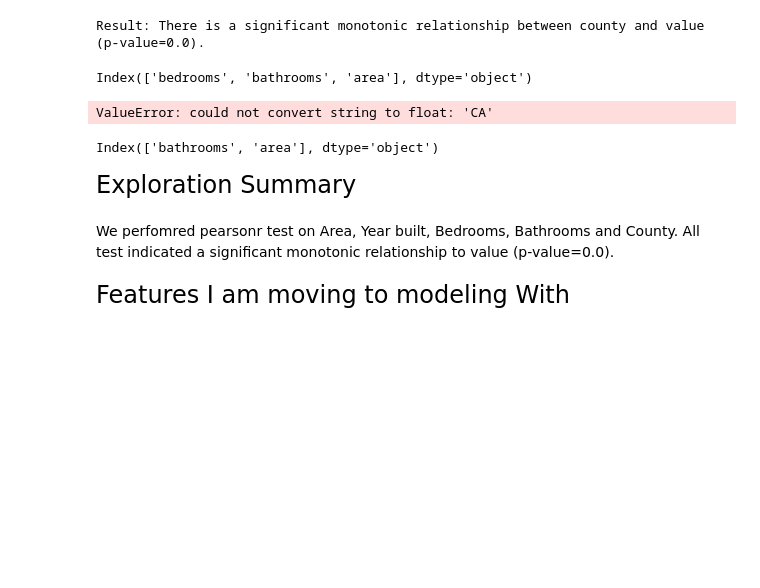
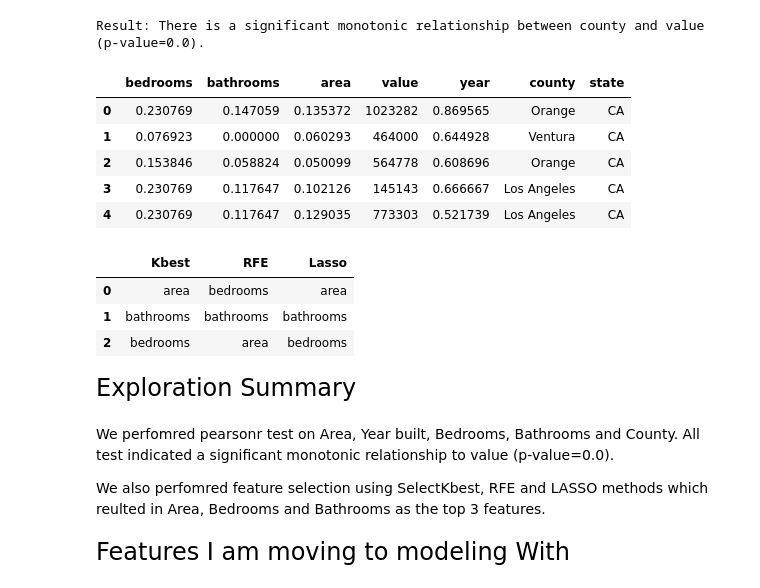
Before and after one commit to Jonathan-Garcia1/zillow_porperty_values, a Jupyter notebook: final_report.ipynb, the cells around one changed output. Drawn from its saved outputs; the diff is of its cells as text; code cells hidden in the pictures; blank space fills up the shorter version.

```diff
--- a/final_report.ipynb
+++ b/final_report.ipynb
@@ -114,7 +157,20 @@ county_vs_value_plt(df)
 perform_spearmanr_test(df,'county')
 # %% [output]
 Result: There is a significant monotonic relationship between county and value (p-value=0.0).
+# %%
+df = MinMax_Scaler(df)
+df.head()
+# %% [output]
+|  | bedrooms | bathrooms | area | value | year | county | state |
+| 0 | 0.230769 | 0.147059 | 0.135372 | 1023282 | 0.869565 | Orange | CA |
+| 1 | 0.076923 | 0.000000 | 0.060293 | 464000 | 0.644928 | Ventura | CA |
+| 2 | 0.153846 | 0.058824 | 0.050099 | 564778 | 0.608696 | Orange | CA |
+| 3 | 0.230769 | 0.117647 | 0.102126 | 145143 | 0.666667 | Los Angeles | CA |
+| 4 | 0.230769 | 0.117647 | 0.129035 | 773303 | 0.521739 | Los Angeles | CA |
 # %%
-kbest_features(df, 'value', 3)
+feature_selections_results(df, 'value', 3)
 # %% [output]
-Index(['bedrooms', 'bathrooms', 'area'], dtype='object')
+|  | Kbest | RFE | Lasso |
+| 0 | area | bedrooms | area |
+| 1 | bathrooms | bathrooms | bathrooms |
+| 2 | bedrooms | area | bedrooms |
@@ -124,18 +177,9 @@ y = df.value
-# %%
-skb = SelectKBest(f_regression, k = 2)
-
-skb.fit(X, y)
-# %% [output]
-ValueError: could not convert string to float: 'CA'
-# %%
-skb_mask = skb.get_support()
-X.columns[skb_mask]
-# %% [output]
-Index(['bathrooms', 'area'], dtype='object')
 # %% [markdown]
 <font size="5">Exploration Summary</font><br>
 # %% [markdown]
 We perfomred pearsonr test on Area, Year built, Bedrooms, Bathrooms and County. All test indicated a significant monotonic relationship to value (p-value=0.0).
+
+We also perfomred feature selection using SelectKbest, RFE and LASSO methods which reulted in Area, Bedrooms and Bathrooms as the top 3 features.
 # %% [markdown]
 <font size="5">Features I am moving to modeling With</font><br>
 # %% [markdown]
```
Also changed, not shown: parts of 25 cells of this notebook, 3 other files.
